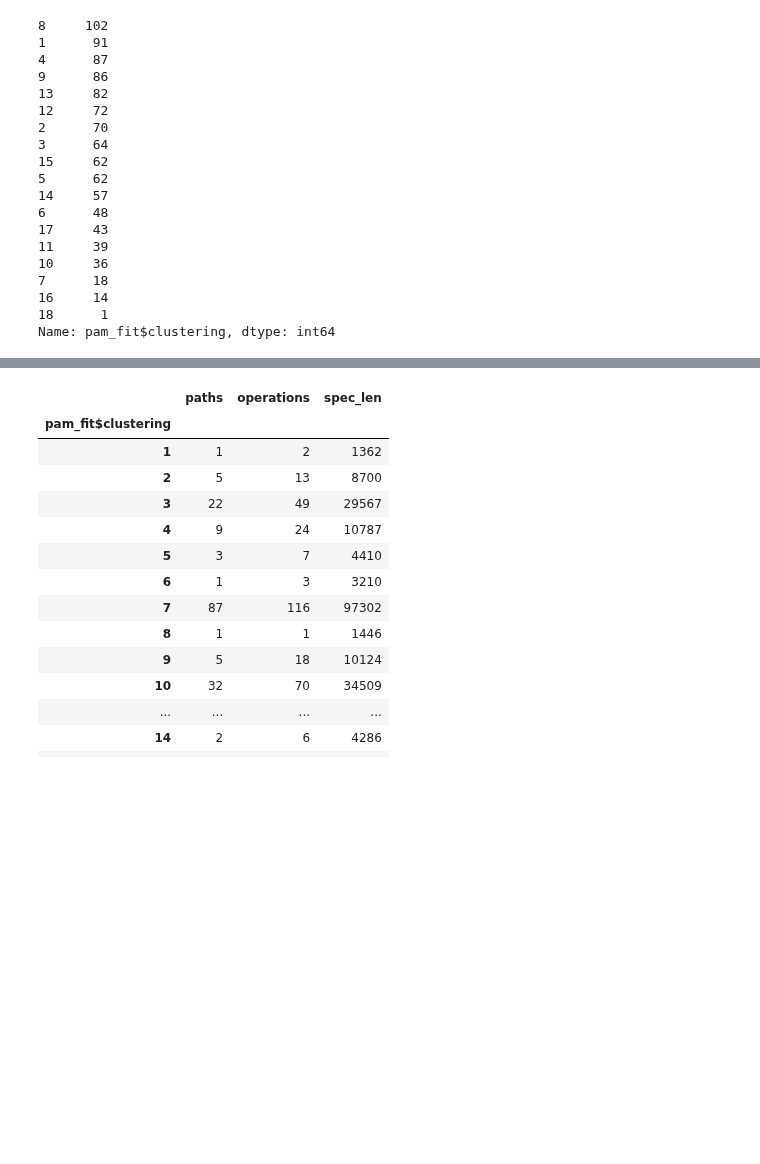
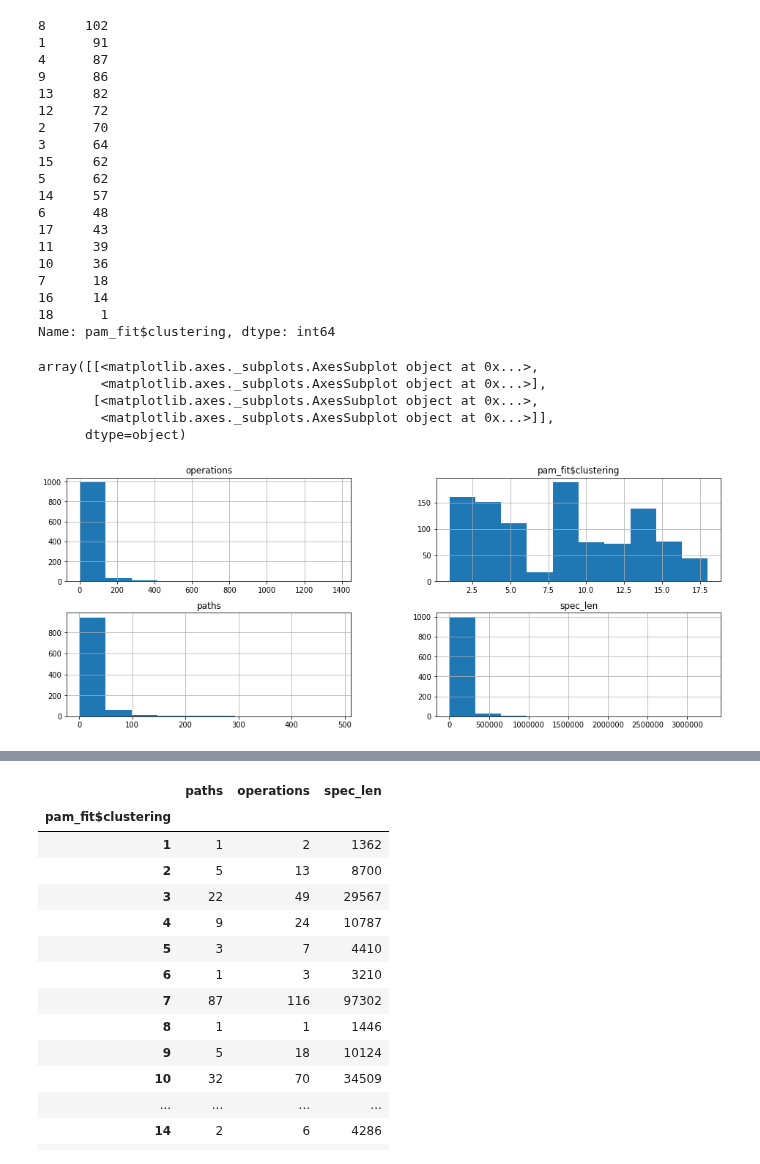
Before and after one commit to pmanlukas/thesisdata, a Jupyter notebook: Analyse Cluster.ipynb, the cells around one changed output, grey strips where cells are left out. Cells and saved outputs as stored; diff of their text form; code cells hidden in the pictures; blank space fills up the shorter version.

```diff
--- a/Analyse Cluster.ipynb
+++ b/Analyse Cluster.ipynb
@@ -150,5 +152,14 @@ pathdf['pam_fit$clustering'].value_counts()
 16     14
 18      1
 Name: pam_fit$clustering, dtype: int64
+# %%
+pathdf.hist()
+# %% [output]
+array([[<matplotlib.axes._subplots.AxesSubplot object at 0x...>,
+        <matplotlib.axes._subplots.AxesSubplot object at 0x...>],
+       [<matplotlib.axes._subplots.AxesSubplot object at 0x...>,
+        <matplotlib.axes._subplots.AxesSubplot object at 0x...>]],
+      dtype=object)
+[figure, added]
 # %%
 #TODO: Add Charts of correlation
```
Also changed, not shown: parts of 13 cells of this notebook, 10 other files.
